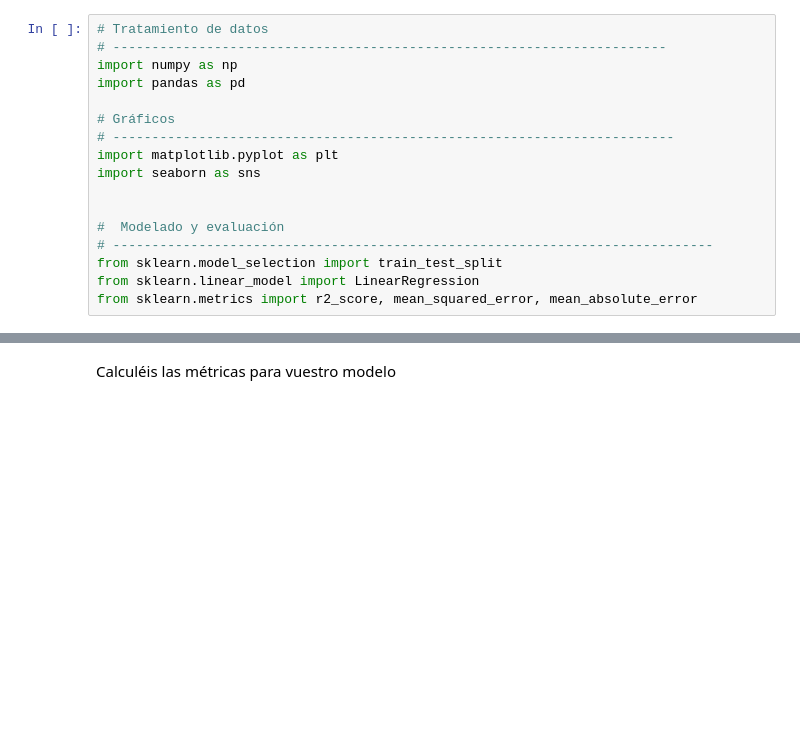
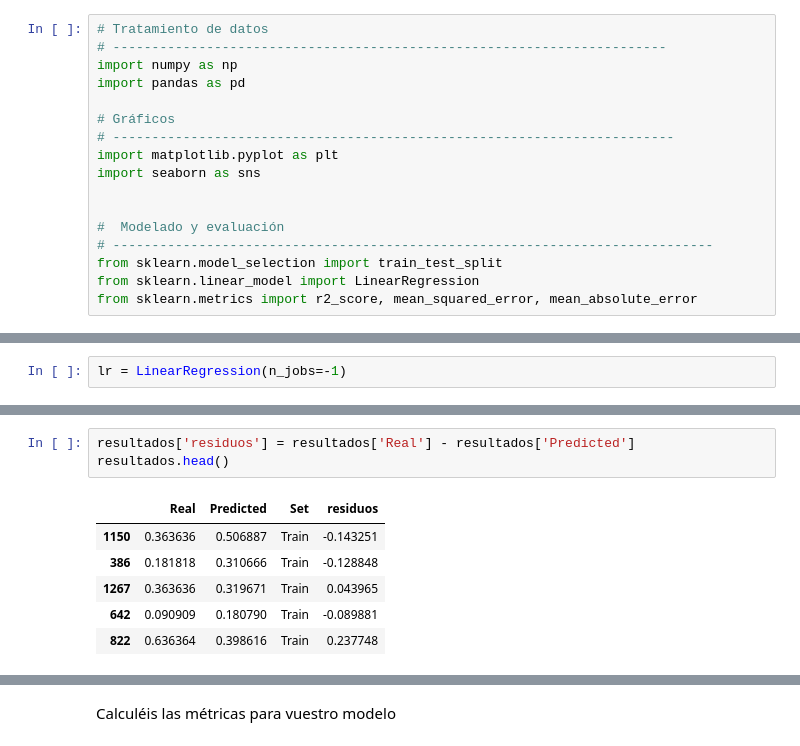
Before and after one commit to Adalab/DA-promo-c-modulo-3-sprint-1-Sila-Silvia, a Jupyter notebook: Regresión Lineal/Leccion-10-Regresion-Lineal-Metricas/Leccion-10-Regresion-Lineal-Metricas.ipynb, the cells around one changed output, grey strips where cells are left out. Drawn from its saved outputs; the diff is of its cells as text; blank space fills up the shorter version.

```diff
--- a/Regresión Lineal/Leccion-10-Regresion-Lineal-Metricas/Leccion-10-Regresion-Lineal-Metricas.ipynb
+++ b/Regresión Lineal/Leccion-10-Regresion-Lineal-Metricas/Leccion-10-Regresion-Lineal-Metricas.ipynb
@@ -33,0 +41,2 @@ df.head()
+# %%
+lr = LinearRegression(n_jobs=-1)
@@ -33,0 +62,10 @@ df.head()
+# %%
+resultados['residuos'] = resultados['Real'] - resultados['Predicted']
+resultados.head()
+# %% [output]
+|  | Real | Predicted | Set | residuos |
+| 1150 | 0.363636 | 0.506887 | Train | -0.143251 |
+| 386 | 0.181818 | 0.310666 | Train | -0.128848 |
+| 1267 | 0.363636 | 0.319671 | Train | 0.043965 |
+| 642 | 0.090909 | 0.180790 | Train | -0.089881 |
+| 822 | 0.636364 | 0.398616 | Train | 0.237748 |
```
Also changed, not shown: parts of 18 cells of this notebook, 4 other files.
